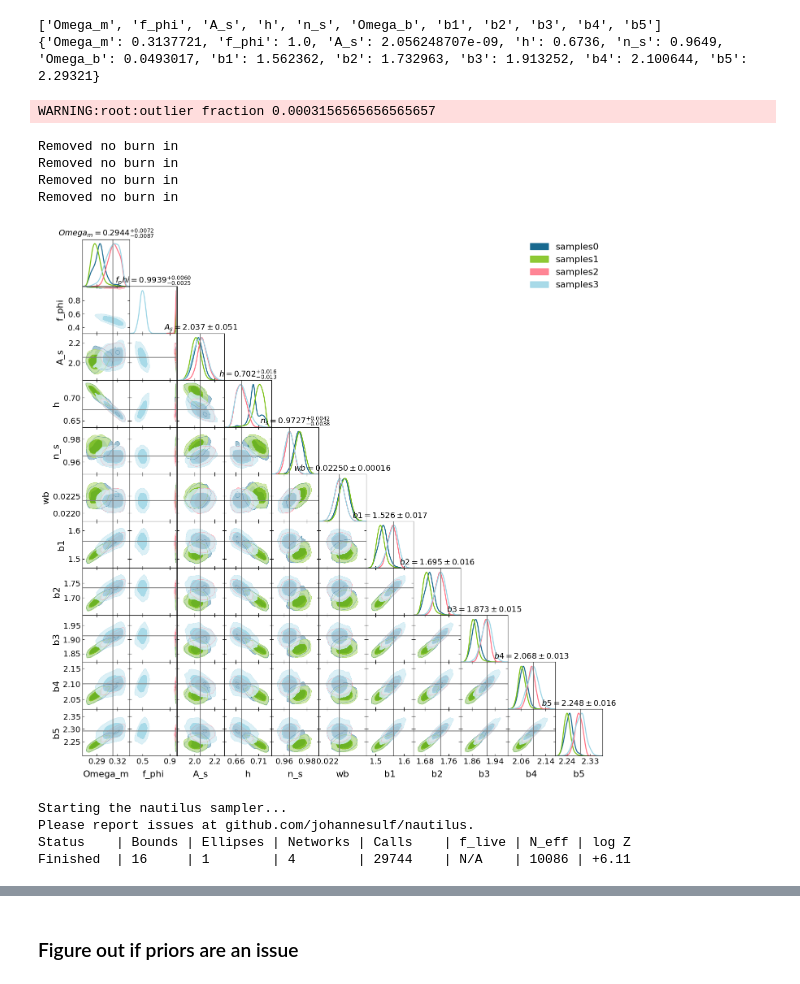
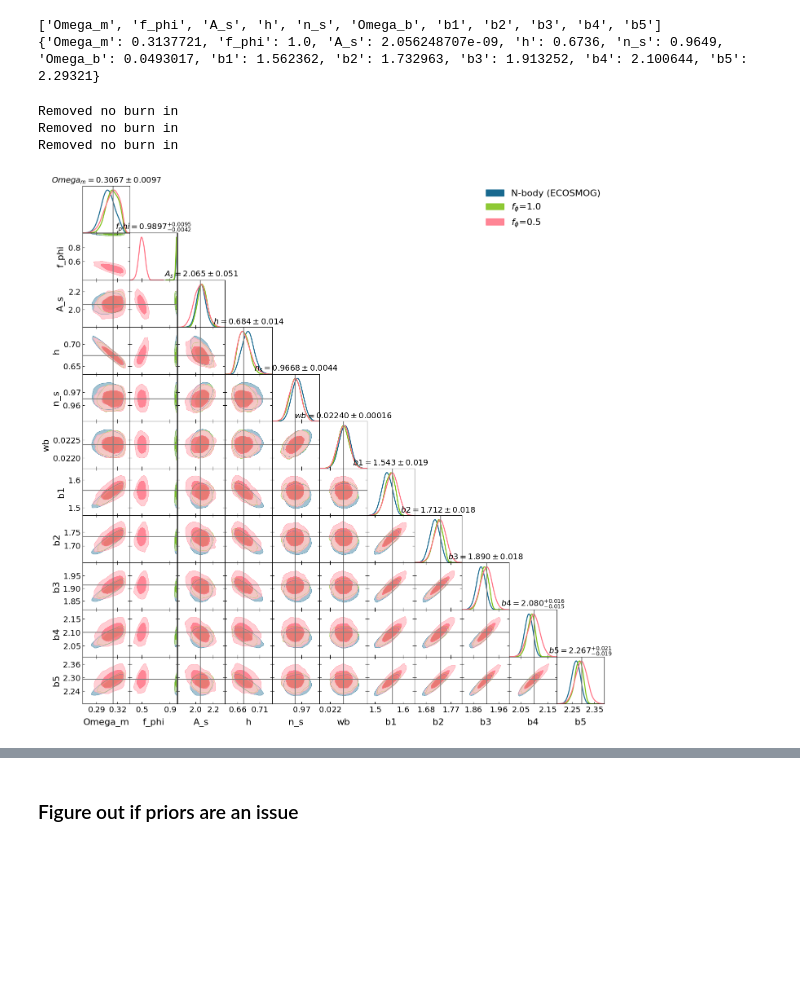
Before and after one commit to CarolaZano/CubicGalileon_Forecasts, a Jupyter notebook: Read_emcee_progress-Nbody.ipynb, the cells around one changed output, grey strips where cells are left out. Saved outputs shown, nothing was run; the diff lists cells and outputs as text; code cells hidden in the pictures; blank space fills up the shorter version.

```diff
--- a/Read_emcee_progress-Nbody.ipynb
+++ b/Read_emcee_progress-Nbody.ipynb
@@ -63,11 +63,16 @@ fiducials = [cosmo_universe["Omega_m"], f_phi_universe, cosmo_universe["A_s"]*1e
          Bias_distribution_fiducial[2],Bias_distribution_fiducial[3],\
          Bias_distribution_fiducial[4]]
 # %%
-chain_name_list = ["chain_mcmc_cG_3x2pt_LSSTY1_validation_Nbody_ell1500_k0p2.txt",
-                   "chain_mcmc_cG_3x2pt_LSSTY1_validation_Nbody_ell1500_k0p2_old_noextrap.txt",
-                   "chain_mcmc_cG_3x2pt_LSSTY1_emulator_cosmo_ecosmog_fphi1p0_ell1500_k0p2.txt",
-                   "chain_mcmc_cG_3x2pt_LSSTY1_emulator_cosmo_ecosmog_fphi0p5_ell1500_k0p2.txt"]
+#chain_name_list = ["chain_mcmc_cG_3x2pt_LSSTY1_validation_Nbody_ell1500_k0p2.txt",
+#                   "chain_mcmc_cG_3x2pt_LSSTY1_emulator_cosmo_ecosmog_fphi1p0_ell1500_k0p2.txt",
+#                   "chain_mcmc_cG_3x2pt_LSSTY1_emulator_cosmo_ecosmog_fphi0p5_ell1500_k0p2.txt"]
+
+chain_name_list = ["chain_mcmc_cG_3x2pt_LSSTY1_validation_Nbody_baryonic_k0p2.txt",
+                   "chain_mcmc_cG_3x2pt_LSSTY1_emulator_cosmo_ecosmog_fphi1p0_baryonic_k0p2.txt",
+                   "chain_mcmc_cG_3x2pt_LSSTY1_emulator_cosmo_ecosmog_fphi0p5_baryonic_k0p2.txt"]
 samples = []
+
+chain_names = ["N-body (ECOSMOG)", "$f_\phi$=1.0", "$f_\phi$=0.5"]
 for chain_name in chain_name_list:
     # load the chain, skipping the header lines that start with '#'
     data = np.loadtxt(f"/home/c2042999/Desktop/Newcastle/cG_Forecasts/CubicGalileon_Forecasts/chains/{chain_name}", comments='#')
@@ -90,88 +95,35 @@ samples.append(
 )
 """
 colors = [ '#18698F', '#7AC011', '#FF7083', '#99D4E5']
 g = getdist.plots.getSubplotPlotter(subplot_size=1.5)
 
 plt.rcParams.update({'font.size':16})
 g.settings.legend_fontsize=20
 g.settings.axes_fontsize=18
 g.settings.axes_labelsize=20
 g.settings.linewidth=4
 g.settings.figure_legend_frame = False
 
 g.triangle_plot(samples,
     parameter_names_plots,
+    legend_labels=chain_names,
     title_limit=1,  # first title limit (for 1D plots) is 68% by default
     legend_loc = 'upper right',
     contour_args = [{'filled':True, 'color': colors[0]}, {'filled':True, 'color': colors[1], 'ls': '-'},
     {'filled':True, 'color': colors[2], 'ls': '-'},{'filled':True, 'color': colors[3], 'ls': '--'},{'filled':False, 'color': "k", 'ls': '--'}],
     line_args=[ {'color': colors[0], 'ls': '-'}, {'color': colors[1], 'ls': '-'},
     {'color': colors[2], 'ls': '-'}, {'color': colors[3], 'ls': '-'}, {'color': "k", 'ls': '--'}],)
 
 # plot fiducial values as gray lines
 for i in range(len(parameter_names_plots)):
     for j in range(i+1):
         ax = g.subplots[i,j]
         if i != j and parameter_names_plots[i] in parameter_values_plots and fiducials[i] != None:
             ax.axhline(fiducials[i],lw=1.5,color='tab:gray')
         if parameter_names_plots[j] in parameter_values_plots and fiducials[j] != None:
             ax.axvline(fiducials[j],lw=1.5,color='tab:gray')
 # %% [output]
-WARNING:root:outlier fraction 0.0003156565656565657
+Removed no burn in
+Removed no burn in
+Removed no burn in
-Removed no burn in
-Removed no burn in
-Removed no burn in
-Removed no burn in
-[figure, old version]
+[figure, new version]
-# %%
-# run short chain for log prior to sample prior space
-import multiprocessing
-import scipy
-
-import yaml
-from nautilus import Prior, Sampler
-
-
-config_file = "/home/c2042999/Desktop/Newcastle/cG_Forecasts/CubicGalileon_Forecasts/ini_files/config_run_ell1500_k0p2_Nbody.yaml"
-# read the config file
-with open(config_file, 'r') as f:
-    config = yaml.safe_load(f)
-
-
-sampler_Planck_arr = np.load("Prior_Planck_arr.npy")
-mu_prior = [cosmo_universe['n_s'], cosmo_universe["Omega_b"]*cosmo_universe["h"]**2]
-cov_prior = np.cov(sampler_Planck_arr.T)
-
-with open(config['data']['params'], 'r') as f:
-        params = yaml.safe_load(f)
-
-# add additional bespoke priors if needed
-def log_prior(theta_dict):
-    theta = [float(theta_dict[key]) for key in ["Omega_m", "f_phi", "1e9As", "h", "ns", "Omega_b", "b1", "b2", "b3", "b4", "b5"]]
-    Omega_c, f_phi, A_s1e9, h, n_s, Omega_b, b1, b2, b3, b4, b5 = theta
-    priors = params['priors']
-    if not priors['Planck_prior']:
-        return 0.0
-    else:
-        gauss_funct = scipy.stats.multivariate_normal(mu_prior, cov_prior)
-        return gauss_funct.logpdf([n_s, Omega_b*h**2])
-
-# add standard priors
-prior = Prior()
-params_list = ["Omega_m", "f_phi", "1e9As", "h", "ns", "Omega_b", "b1", "b2", "b3", "b4", "b5"]
-for par_i in params_list:
-    prior.add_parameter(par_i, dist=(params['priors'][par_i][0], params['priors'][par_i][1]))
-
-
-sampler = Sampler(prior, log_prior,
-                filepath= 'priorchain_tests.hdf5', resume=config['sampler']['mcmc']['resume'], n_live=config['sampler']['mcmc']['n_live'], pool=multiprocessing.Pool(multiprocessing.cpu_count()))
-sampler.run(verbose=bool(config['sampler']['mcmc']['verbose']), discard_exploration=True, n_eff=float(10000))
-log_z = sampler.evidence()
-points, log_w, log_l = sampler.posterior()
-
-np.savetxt("priorchain_tests.txt", np.c_[points, log_w, log_l], footer='log_Z = {log_z}'.format(log_z=log_z))
-# %% [output]
-Starting the nautilus sampler...
-Please report issues at github.com/johannesulf/nautilus.
-Status    | Bounds | Ellipses | Networks | Calls    | f_live | N_eff | log Z
-Finished  | 16     | 1        | 4        | 29744    | N/A    | 10086 | +6.11
```
Also changed, not shown: parts of 4 cells of this notebook, 1 other file.
